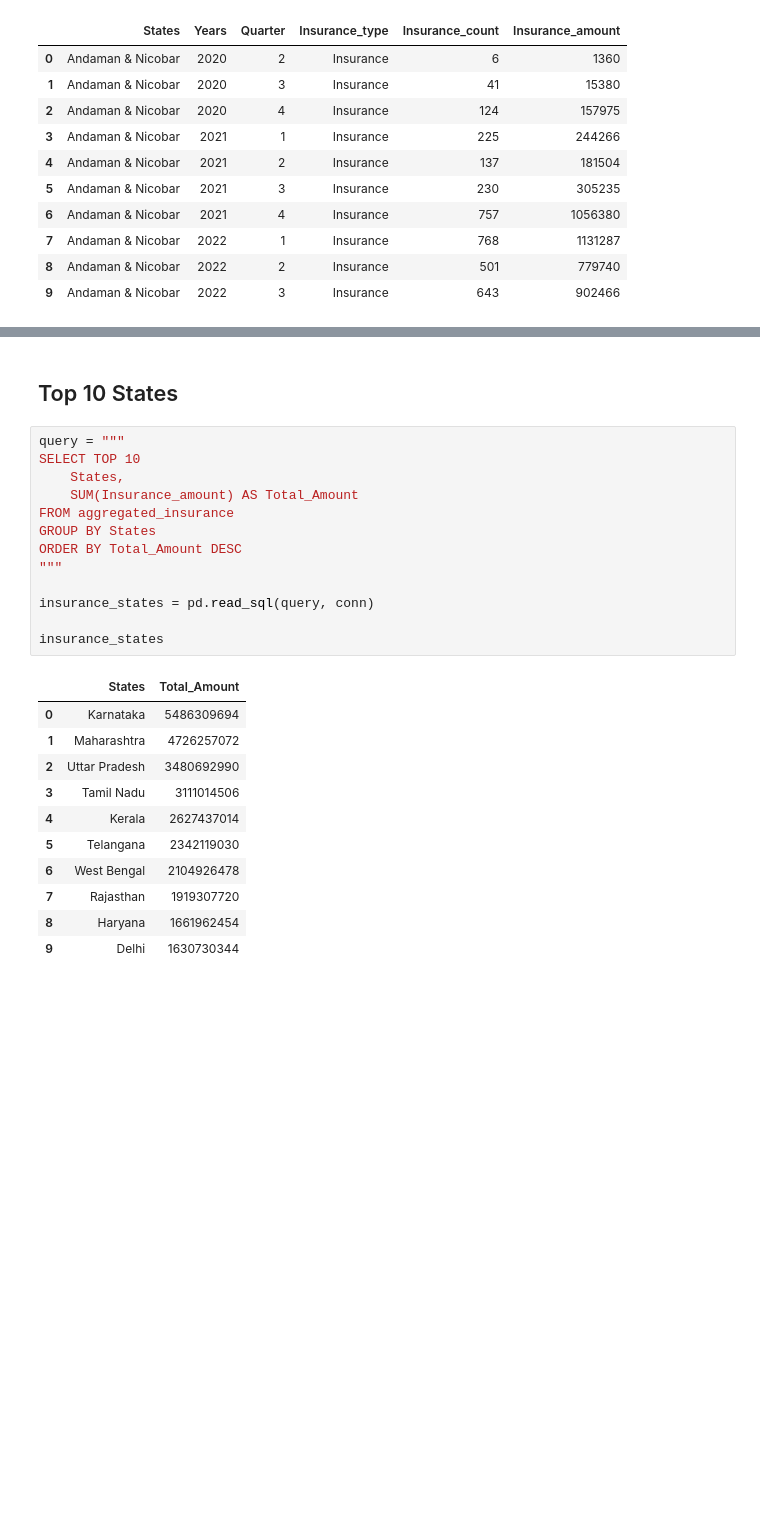
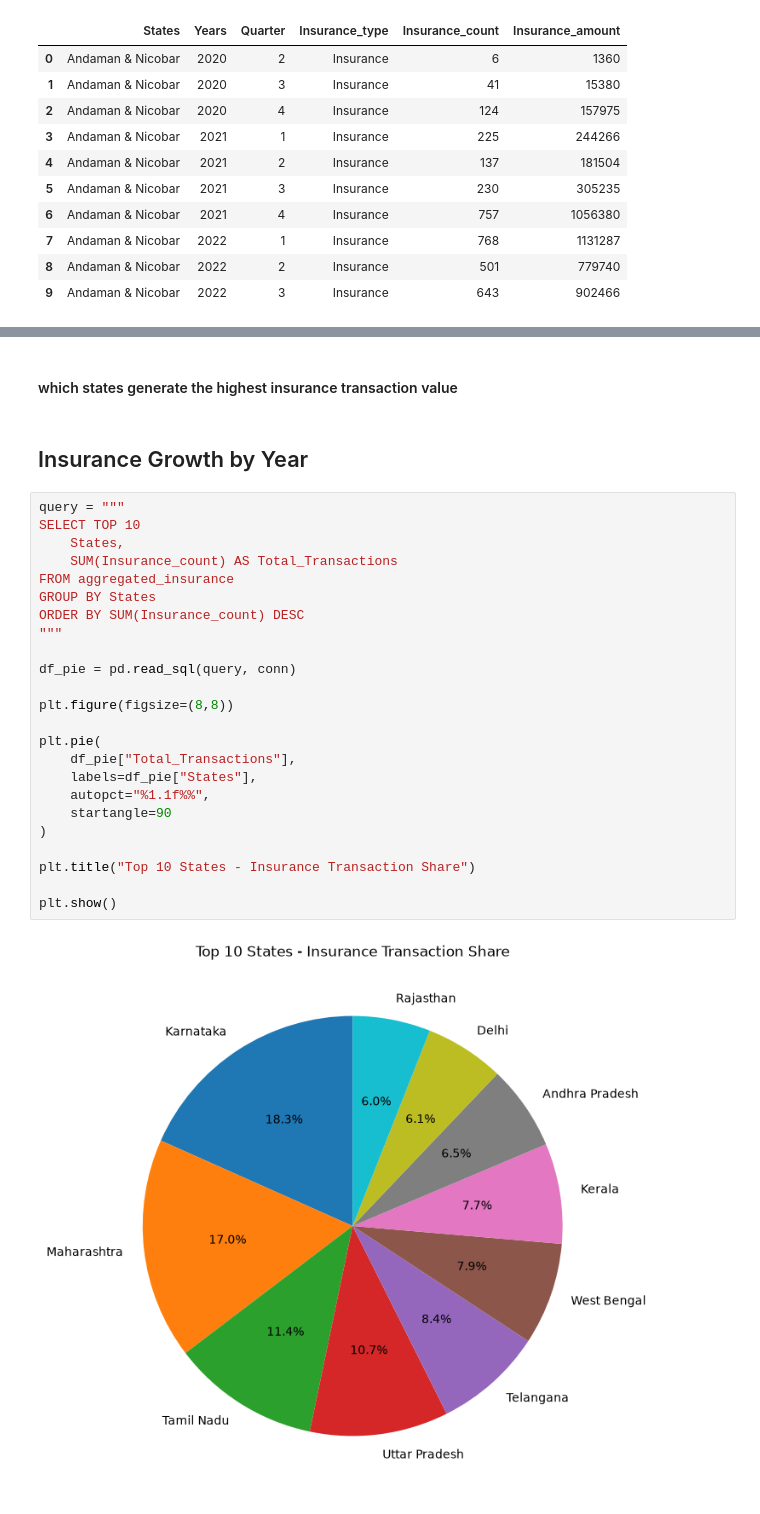
Before and after one commit to deva392000/phonepe-transaction-insights, a Jupyter notebook: case 3.ipynb, the cells around one changed output, grey strips where cells are left out. Cells and saved outputs as stored; diff of their text form; blank space fills up the shorter version.

```diff
--- a/case 3.ipynb
+++ b/case 3.ipynb
@@ -103,27 +129,30 @@ Length: 1, dtype: str
+# %% [markdown]
+#### which states generate the highest insurance transaction value
 # %% [markdown]
-## Top 10 States
+## Insurance Growth by Year
 # %%
 query = """
 SELECT TOP 10
     States,
-    SUM(Insurance_amount) AS Total_Amount
+    SUM(Insurance_count) AS Total_Transactions
 FROM aggregated_insurance
 GROUP BY States
-ORDER BY Total_Amount DESC
+ORDER BY SUM(Insurance_count) DESC
 """
 
-insurance_states = pd.read_sql(query, conn)
+df_pie = pd.read_sql(query, conn)
 
-insurance_states
+plt.figure(figsize=(8,8))
+
+plt.pie(
+    df_pie["Total_Transactions"],
+    labels=df_pie["States"],
+    autopct="%1.1f%%",
+    startangle=90
+)
+
+plt.title("Top 10 States - Insurance Transaction Share")
+
+plt.show()
 # %% [output]
-|  | States | Total_Amount |
-| 0 | Karnataka | 5486309694 |
-| 1 | Maharashtra | 4726257072 |
-| 2 | Uttar Pradesh | 3480692990 |
-| 3 | Tamil Nadu | 3111014506 |
-| 4 | Kerala | 2627437014 |
-| 5 | Telangana | 2342119030 |
-| 6 | West Bengal | 2104926478 |
-| 7 | Rajasthan | 1919307720 |
-| 8 | Haryana | 1661962454 |
-| 9 | Delhi | 1630730344 |
+[figure, added]
```
Also changed, not shown: parts of 14 cells of this notebook, 5 other files.
